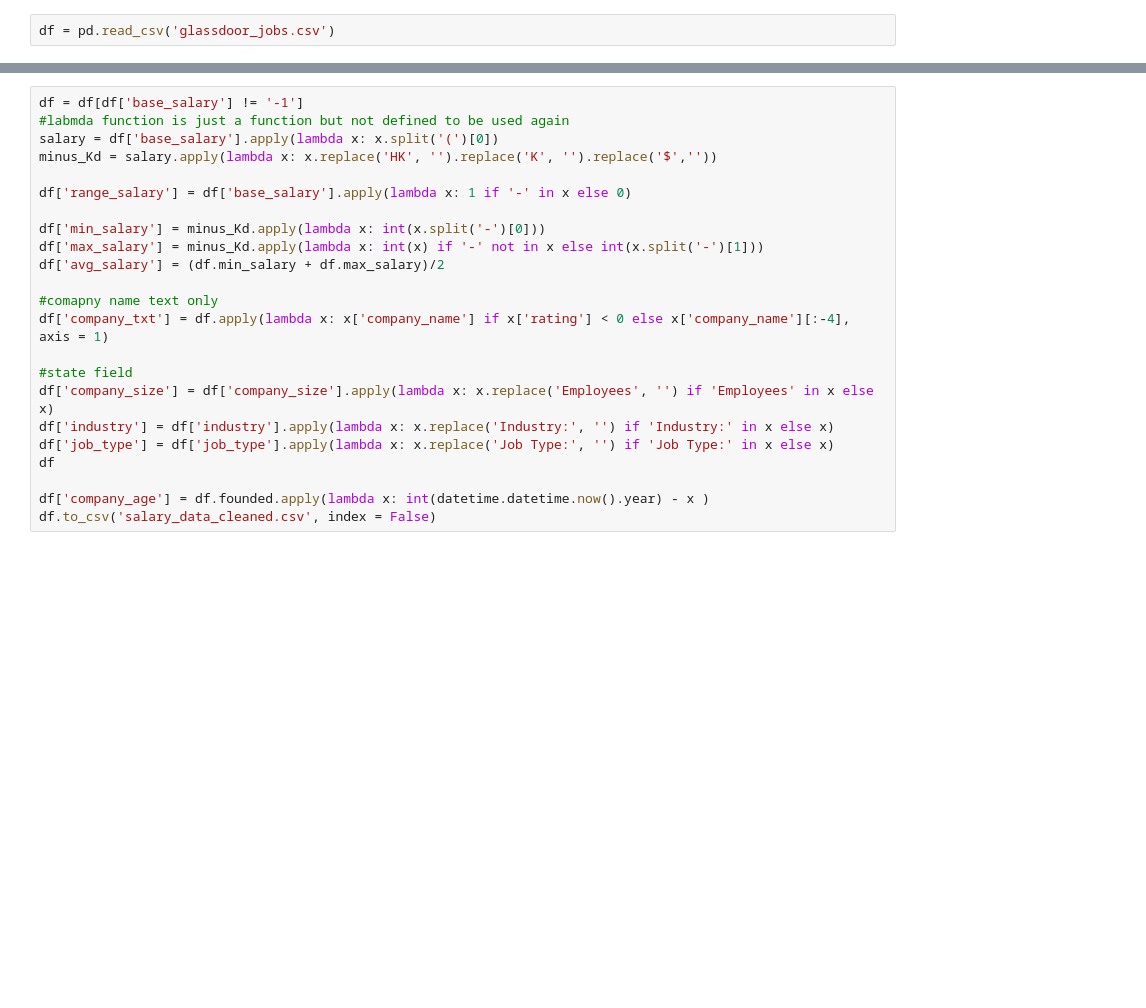
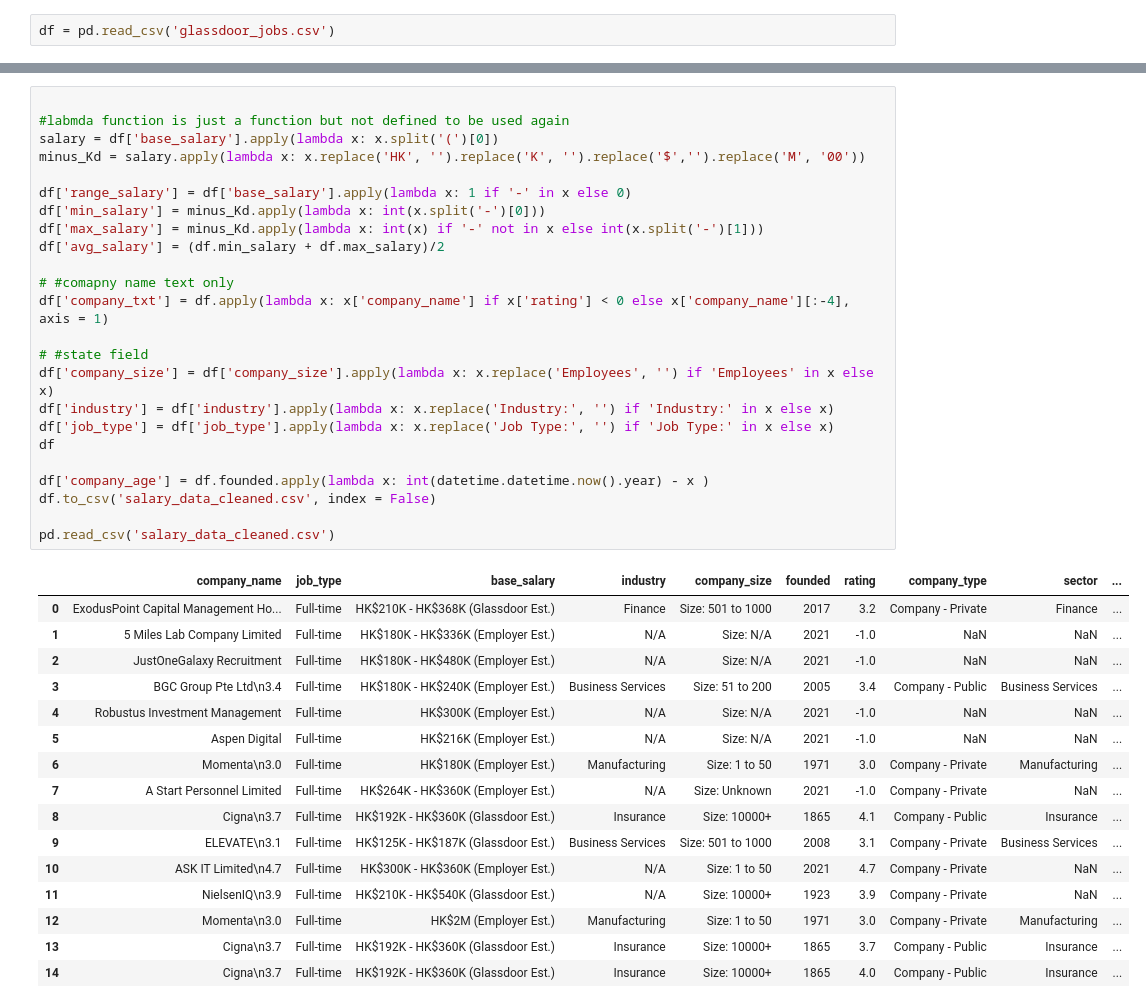
Before and after one commit to cristianying/glassdoor_salary_scraper, a Jupyter notebook: data_cleaning.ipynb, the cells around one changed output, grey strips where cells are left out. Cells and saved outputs as stored; diff of their text form; blank space fills up the shorter version.

```diff
--- a/data_cleaning.ipynb
+++ b/data_cleaning.ipynb
@@ -19,23 +39,41 @@ df.head()
 # %%
-df = df[df['base_salary'] != '-1']
+
 #labmda function is just a function but not defined to be used again
 salary = df['base_salary'].apply(lambda x: x.split('(')[0])
-minus_Kd = salary.apply(lambda x: x.replace('HK', '').replace('K', '').replace('$',''))
+minus_Kd = salary.apply(lambda x: x.replace('HK', '').replace('K', '').replace('$','').replace('M', '00'))
 
 df['range_salary'] = df['base_salary'].apply(lambda x: 1 if '-' in x else 0)
-
 df['min_salary'] = minus_Kd.apply(lambda x: int(x.split('-')[0]))
 df['max_salary'] = minus_Kd.apply(lambda x: int(x) if '-' not in x else int(x.split('-')[1]))
 df['avg_salary'] = (df.min_salary + df.max_salary)/2
 
-#comapny name text only
+# #comapny name text only
 df['company_txt'] = df.apply(lambda x: x['company_name'] if x['rating'] < 0 else x['company_name'][:-4], axis = 1)
 
-#state field
+# #state field
 df['company_size'] = df['company_size'].apply(lambda x: x.replace('Employees', '') if 'Employees' in x else x)
 df['industry'] = df['industry'].apply(lambda x: x.replace('Industry:', '') if 'Industry:' in x else x)
 df['job_type'] = df['job_type'].apply(lambda x: x.replace('Job Type:', '') if 'Job Type:' in x else x)
 df
 
 df['company_age'] = df.founded.apply(lambda x: int(datetime.datetime.now().year) - x )
 df.to_csv('salary_data_cleaned.csv', index = False)
+
+pd.read_csv('salary_data_cleaned.csv')
+# %% [output]
+|  | company_name | job_type | base_salary | industry | company_size | founded | rating | company_type | sector | ... |
+| 0 | ExodusPoint Capital Management Ho... | Full-time | HK$210K - HK$368K (Glassdoor Est.) | Finance | Size: 501 to 1000 | 2017 | 3.2 | Company - Private | Finance | ... |
+| 1 | 5 Miles Lab Company Limited | Full-time | HK$180K - HK$336K (Employer Est.) | N/A | Size: N/A | 2021 | -1.0 | NaN | NaN | ... |
+| 2 | JustOneGalaxy Recruitment | Full-time | HK$180K - HK$480K (Employer Est.) | N/A | Size: N/A | 2021 | -1.0 | NaN | NaN | ... |
+| 3 | BGC Group Pte Ltd\n3.4 | Full-time | HK$180K - HK$240K (Employer Est.) | Business Services | Size: 51 to 200 | 2005 | 3.4 | Company - Public | Business Services | ... |
+| 4 | Robustus Investment Management | Full-time | HK$300K (Employer Est.) | N/A | Size: N/A | 2021 | -1.0 | NaN | NaN | ... |
+| 5 | Aspen Digital | Full-time | HK$216K (Employer Est.) | N/A | Size: N/A | 2021 | -1.0 | NaN | NaN | ... |
+| 6 | Momenta\n3.0 | Full-time | HK$180K (Employer Est.) | Manufacturing | Size: 1 to 50 | 1971 | 3.0 | Company - Private | Manufacturing | ... |
+| 7 | A Start Personnel Limited | Full-time | HK$264K - HK$360K (Employer Est.) | N/A | Size: Unknown | 2021 | -1.0 | Company - Private | NaN | ... |
+| 8 | Cigna\n3.7 | Full-time | HK$192K - HK$360K (Glassdoor Est.) | Insurance | Size: 10000+ | 1865 | 4.1 | Company - Public | Insurance | ... |
+| 9 | ELEVATE\n3.1 | Full-time | HK$125K - HK$187K (Glassdoor Est.) | Business Services | Size: 501 to 1000 | 2008 | 3.1 | Company - Private | Business Services | ... |
+| 10 | ASK IT Limited\n4.7 | Full-time | HK$300K - HK$360K (Employer Est.) | N/A | Size: 1 to 50 | 2021 | 4.7 | Company - Private | NaN | ... |
+| 11 | NielsenIQ\n3.9 | Full-time | HK$210K - HK$540K (Glassdoor Est.) | N/A | Size: 10000+ | 1923 | 3.9 | Company - Private | NaN | ... |
+| 12 | Momenta\n3.0 | Full-time | HK$2M (Employer Est.) | Manufacturing | Size: 1 to 50 | 1971 | 3.0 | Company - Private | Manufacturing | ... |
+| 13 | Cigna\n3.7 | Full-time | HK$192K - HK$360K (Glassdoor Est.) | Insurance | Size: 10000+ | 1865 | 3.7 | Company - Public | Insurance | ... |
+| 14 | Cigna\n3.7 | Full-time | HK$192K - HK$360K (Glassdoor Est.) | Insurance | Size: 10000+ | 1865 | 4.0 | Company - Public | Insurance | ... |
```
Also changed, not shown: parts of 2 cells of this notebook, 3 other files.
